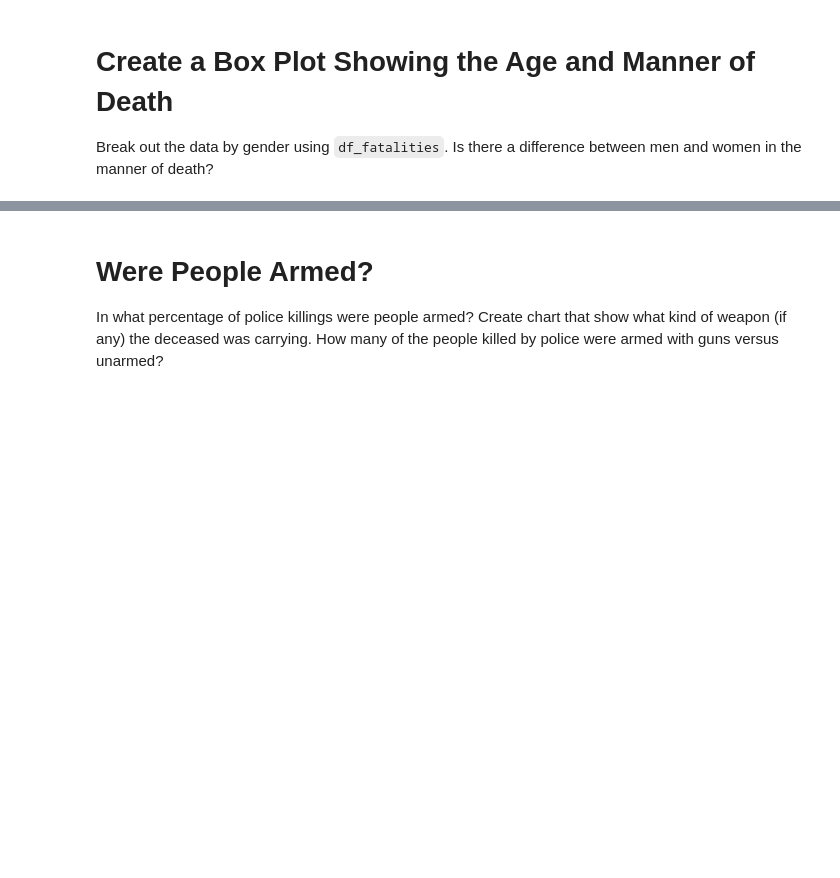
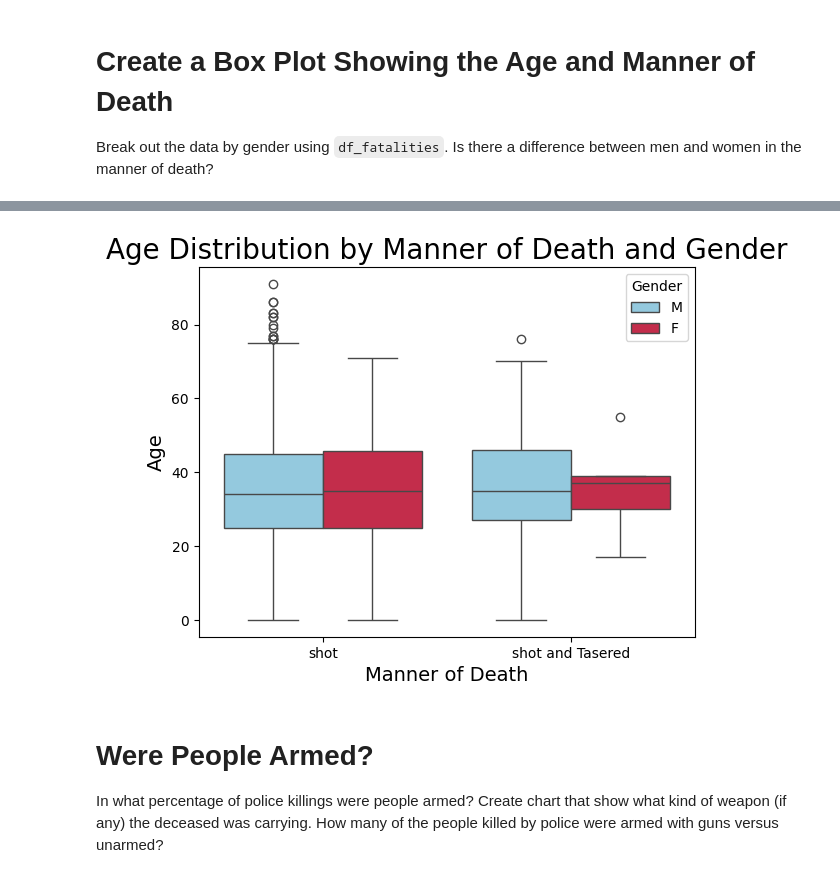
Before and after one commit to chgwyellow/Death-involving-Police-in-the-USA, a Jupyter notebook: Fatal_Force.ipynb, the cells around one changed output, grey strips where cells are left out. Drawn from its saved outputs; the diff is of its cells as text; code cells hidden in the pictures; blank space fills up the shorter version.

```diff
--- a/Fatal_Force.ipynb
+++ b/Fatal_Force.ipynb
@@ -398,3 +398,6 @@ plt.show()
 # Create a Box Plot Showing the Age and Manner of Death
 
 Break out the data by gender using `df_fatalities`. Is there a difference between men and women in the manner of death?
+# %%
+df_age_manner_of_death = df_fatalities.dropna(subset=["age", "gender", "manner_of_death"])
+df_age_manner_of_death
@@ -401,3 +418,19 @@ Break out the data by gender using `df_fatalities`. Is there a difference betwee
+# %%
+sns.boxplot(
+    data=df_age_manner_of_death,
+    x="manner_of_death",
+    y="age",
+    hue="gender",
+    palette=["skyblue", "crimson"]
+)
+
+plt.title("Age Distribution by Manner of Death and Gender", fontsize=20)
+plt.xlabel("Manner of Death", fontsize=14)
+plt.ylabel("Age", fontsize=14)
+plt.legend(title="Gender")
+plt.show()
+# %% [output]
+[figure, added]
 # %% [markdown]
 # Were People Armed?
 
```
Also changed, not shown: parts of 4 cells of this notebook.
